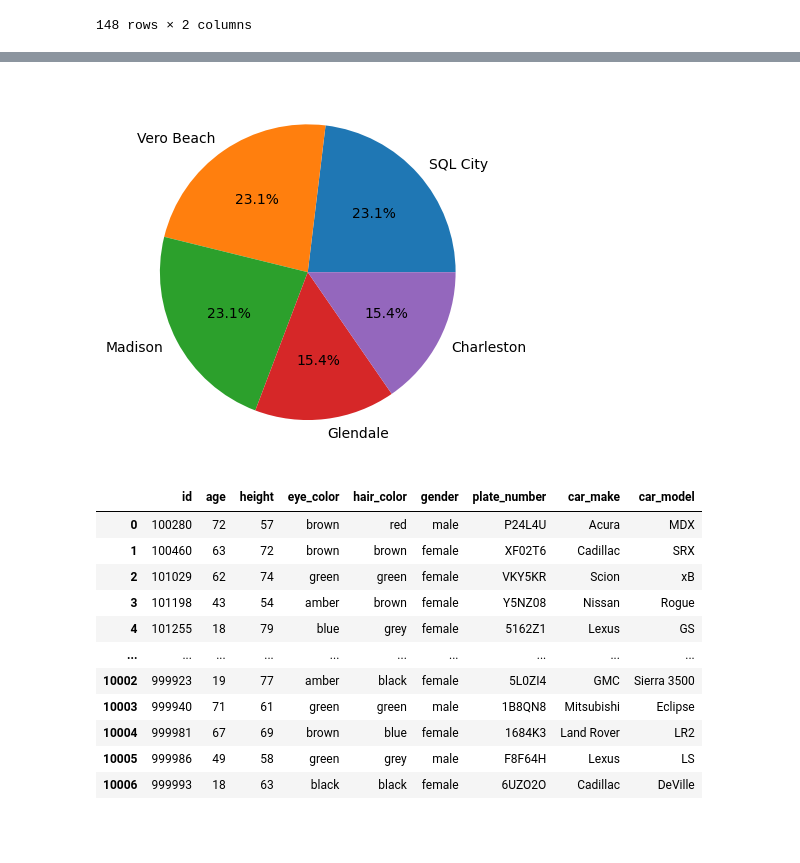
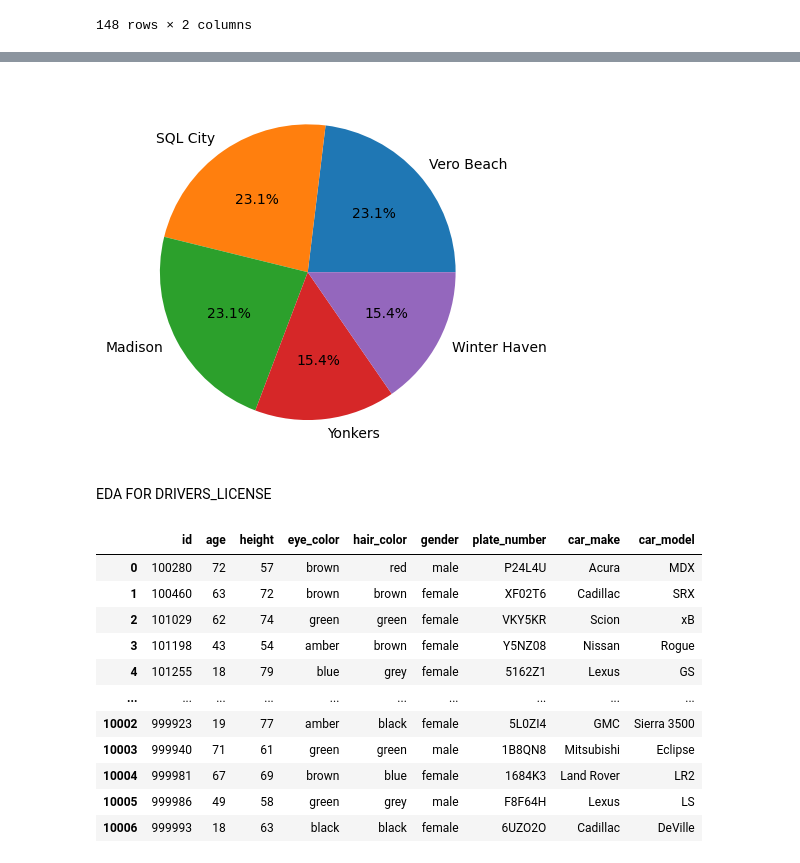
Before and after one commit to SitiAminatus/SQL_simplyEDA_by_Kaggle, a Jupyter notebook: sqlmurder.ipynb, the cells around one changed output, grey strips where cells are left out. Cells and saved outputs as stored; diff of their text form; code cells hidden in the pictures; blank space fills up the shorter version.

```diff
--- a/sqlmurder.ipynb
+++ b/sqlmurder.ipynb
@@ -118,30 +126,25 @@ pd.read_sql_query(showtype,conn)
 | 122 | 1 | Albany |
 | 123 | 1 | Akron |
 124 rows × 2 columns
-# %%
-showmurderstat="""
-SELECT city
-FROM crime_scene_report
-WHERE type = 'murder'
-"""
-murderstat=pd.read_sql_query(showmurderstat,conn)
-
-# count occurance of each cities
-city_counts=murderstat['city'].value_counts()
-
-# retrieve 5 top cities
-top_cities = city_counts.head(5)
-'''
-# total count of city occurance
-total_occurrences= top_cities.values
-
-# Add total count values to the pie chart
-for i, v in enumerate(total_occurrences):
-    plt.text(i, 0, str(v), color='black', ha='center', va='center')
-'''
-# create the pie chart
-plt.pie(top_cities, labels=top_cities.index, autopct='%1.1f%%')
-plt.show()
-# %% [output]
-[figure, removed]
+# %%
+murderstat="""
+SELECT COUNT(type) AS total_occurrence, city
+FROM crime_scene_report
+WHERE type='murder'
+GROUP BY city
+ORDER BY total_occurrence DESC
+LIMIT 5
+
+"""
+
+# read and execute query
+showmurderstat = pd.read_sql_query(murderstat, conn)
+
+# create the pie chart
+plt.pie(showmurderstat['total_occurrence'], labels=showmurderstat['city'], autopct='%1.1f%%')
+plt.show()
+# %% [output]
+[figure, added]
+# %% [markdown]
+EDA FOR DRIVERS_LICENSE
 # %%
```
Also changed, not shown: parts of 13 cells of this notebook.
